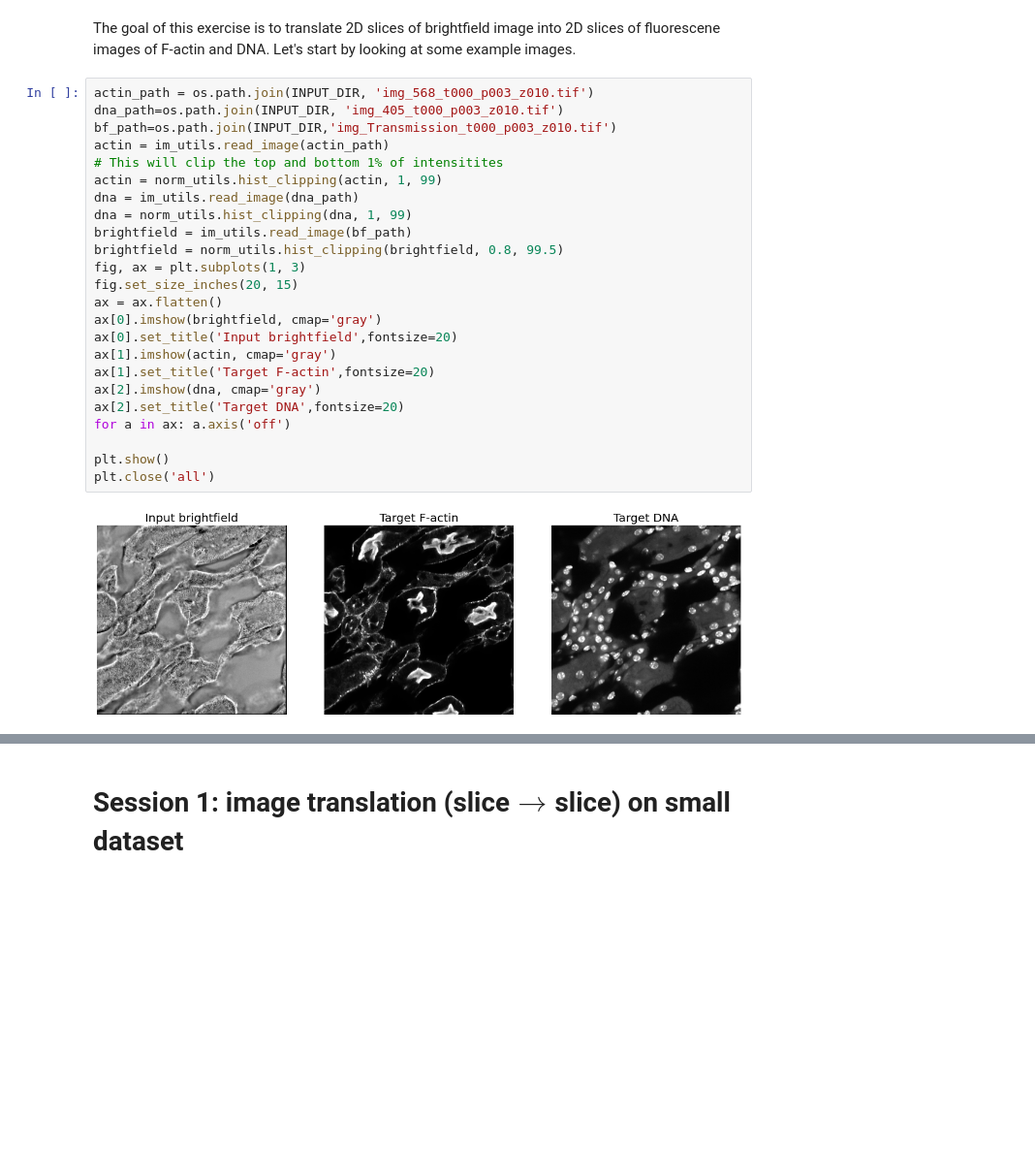
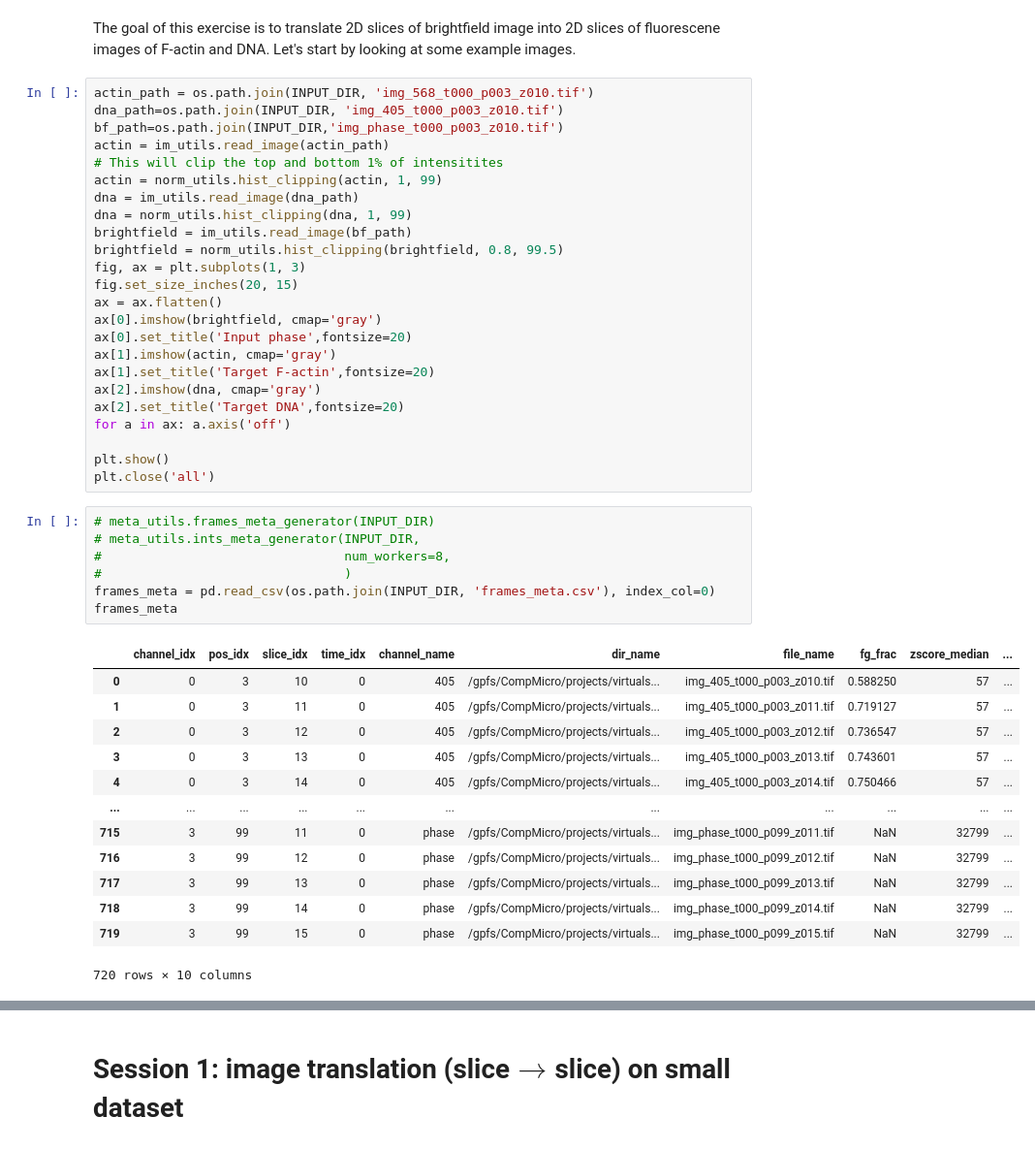
Before and after one commit to mehta-lab/microDL, a Jupyter notebook: notebooks/image_translation.ipynb, the cells around one changed output, grey strips where cells are left out. Shown: that part at 97% size. Drawn from its saved outputs; the diff is of its cells as text; blank space fills up the shorter version.

```diff
--- a/notebooks/image_translation.ipynb
+++ b/notebooks/image_translation.ipynb
@@ -70,7 +71,7 @@ The goal of this exercise is to translate 2D slices of brightfield image into 2D
 # %%
 actin_path = os.path.join(INPUT_DIR, 'img_568_t000_p003_z010.tif')
 dna_path=os.path.join(INPUT_DIR, 'img_405_t000_p003_z010.tif')
-bf_path=os.path.join(INPUT_DIR,'img_Transmission_t000_p003_z010.tif')
+bf_path=os.path.join(INPUT_DIR,'img_phase_t000_p003_z010.tif')
 actin = im_utils.read_image(actin_path)
 # This will clip the top and bottom 1% of intensitites
 actin = norm_utils.hist_clipping(actin, 1, 99)
@@ -82,7 +83,7 @@ fig, ax = plt.subplots(1, 3)
 fig.set_size_inches(20, 15)
 ax = ax.flatten()
 ax[0].imshow(brightfield, cmap='gray')
-ax[0].set_title('Input brightfield',fontsize=20)
+ax[0].set_title('Input phase',fontsize=20)
 ax[1].imshow(actin, cmap='gray')
 ax[1].set_title('Target F-actin',fontsize=20)
 ax[2].imshow(dna, cmap='gray')
@@ -91,5 +92,24 @@ for a in ax: a.axis('off')
 
 plt.show()
 plt.close('all')
-# %% [output]
-[figure, removed]
+# %%
+# meta_utils.frames_meta_generator(INPUT_DIR)
+# meta_utils.ints_meta_generator(INPUT_DIR,
+#                                num_workers=8,
+#                                )
+frames_meta = pd.read_csv(os.path.join(INPUT_DIR, 'frames_meta.csv'), index_col=0)
+frames_meta
+# %% [output]
+|  | channel_idx | pos_idx | slice_idx | time_idx | channel_name | dir_name | file_name | fg_frac | zscore_median | ... |
+| 0 | 0 | 3 | 10 | 0 | 405 | /gpfs/CompMicro/projects/virtuals... | img_405_t000_p003_z010.tif | 0.588250 | 57 | ... |
+| 1 | 0 | 3 | 11 | 0 | 405 | /gpfs/CompMicro/projects/virtuals... | img_405_t000_p003_z011.tif | 0.719127 | 57 | ... |
+| 2 | 0 | 3 | 12 | 0 | 405 | /gpfs/CompMicro/projects/virtuals... | img_405_t000_p003_z012.tif | 0.736547 | 57 | ... |
+| 3 | 0 | 3 | 13 | 0 | 405 | /gpfs/CompMicro/projects/virtuals... | img_405_t000_p003_z013.tif | 0.743601 | 57 | ... |
+| 4 | 0 | 3 | 14 | 0 | 405 | /gpfs/CompMicro/projects/virtuals... | img_405_t000_p003_z014.tif | 0.750466 | 57 | ... |
+| ... | ... | ... | ... | ... | ... | ... | ... | ... | ... | ... |
+| 715 | 3 | 99 | 11 | 0 | phase | /gpfs/CompMicro/projects/virtuals... | img_phase_t000_p099_z011.tif | NaN | 32799 | ... |
+| 716 | 3 | 99 | 12 | 0 | phase | /gpfs/CompMicro/projects/virtuals... | img_phase_t000_p099_z012.tif | NaN | 32799 | ... |
+| 717 | 3 | 99 | 13 | 0 | phase | /gpfs/CompMicro/projects/virtuals... | img_phase_t000_p099_z013.tif | NaN | 32799 | ... |
+| 718 | 3 | 99 | 14 | 0 | phase | /gpfs/CompMicro/projects/virtuals... | img_phase_t000_p099_z014.tif | NaN | 32799 | ... |
+| 719 | 3 | 99 | 15 | 0 | phase | /gpfs/CompMicro/projects/virtuals... | img_phase_t000_p099_z015.tif | NaN | 32799 | ... |
+720 rows × 10 columns
```
Also changed, not shown: parts of 10 cells of this notebook, 1 other file.
